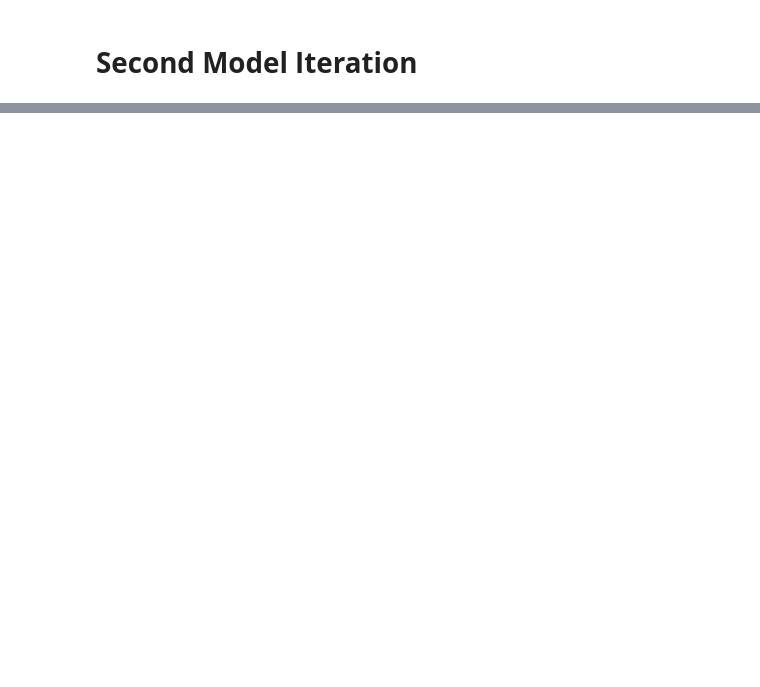
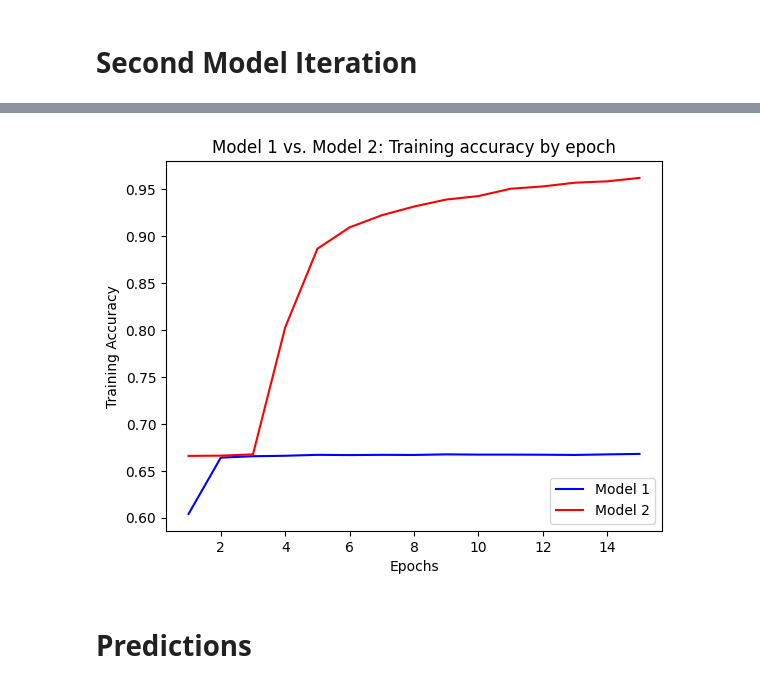
Before and after one commit to StephWolter/PeterbestSellers, a Jupyter notebook: Predicting_NYT_Lists.ipynb, the cells around one changed output, grey strips where cells are left out. Saved outputs shown, nothing was run; the diff lists cells and outputs as text; code cells hidden in the pictures; blank space fills up the shorter version.

```diff
--- a/Predicting_NYT_Lists.ipynb
+++ b/Predicting_NYT_Lists.ipynb
@@ -296,0 +319,13 @@ Loss: 0.31123673915863037, Accuracy: 0.8772777915000916
+# %%
+# Plot accuracy history for each model
+plt.plot(epochs, acc1, 'b', label='Model 1')
+plt.plot(epochs, acc2, 'r', label='Model 2')
+plt.xlabel('Epochs')
+plt.ylabel('Training Accuracy')
+plt.title('Model 1 vs. Model 2: Training accuracy by epoch')
+plt.legend(loc='lower right')
+plt.show()
+# %% [output]
+[figure, added]
+# %% [markdown]
+# **Predictions**
```
Also changed, not shown: parts of 14 cells of this notebook.
